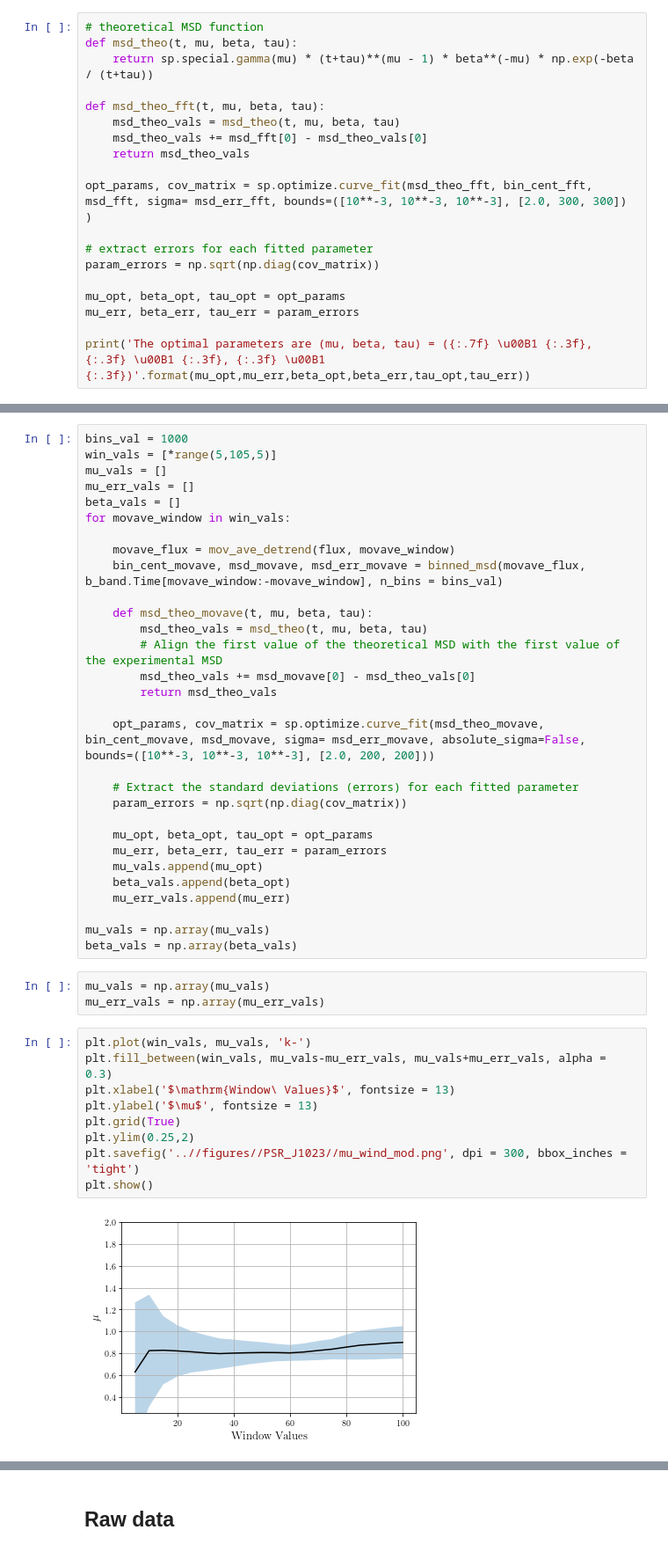
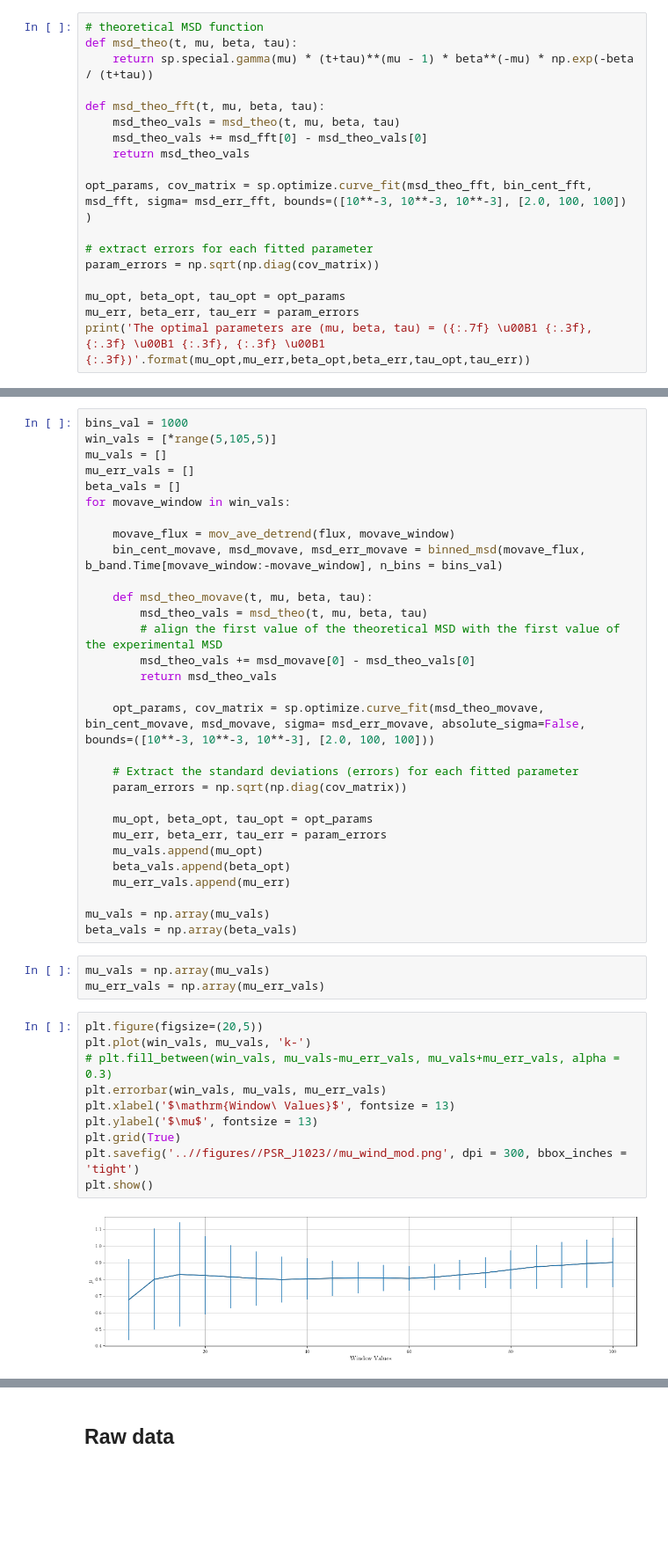
Before and after one commit to xxtofff/Physics-305, a Jupyter notebook: notebooks/PSR_J1023 - mod.ipynb, the cells around one changed output, grey strips where cells are left out. Shown: that part at 88% size. Cells and saved outputs as stored; diff of their text form; blank space fills up the shorter version.

Commit message:
modified variable mu plots

```diff
--- a/notebooks/PSR_J1023 - mod.ipynb
+++ b/notebooks/PSR_J1023 - mod.ipynb
@@ -356,13 +356,12 @@ def msd_theo_fft(t, mu, beta, tau):
     msd_theo_vals += msd_fft[0] - msd_theo_vals[0]
     return msd_theo_vals
 
-opt_params, cov_matrix = sp.optimize.curve_fit(msd_theo_fft, bin_cent_fft, msd_fft, sigma= msd_err_fft, bounds=([10**-3, 10**-3, 10**-3], [2.0, 300, 300]) )
+opt_params, cov_matrix = sp.optimize.curve_fit(msd_theo_fft, bin_cent_fft, msd_fft, sigma= msd_err_fft, bounds=([10**-3, 10**-3, 10**-3], [2.0, 100, 100]) )
 
 # extract errors for each fitted parameter
 param_errors = np.sqrt(np.diag(cov_matrix))
 
 mu_opt, beta_opt, tau_opt = opt_params
 mu_err, beta_err, tau_err = param_errors
-
 print('The optimal parameters are (mu, beta, tau) = ({:.7f} \u00B1 {:.3f}, {:.3f} \u00B1 {:.3f}, {:.3f} \u00B1 {:.3f})'.format(mu_opt,mu_err,beta_opt,beta_err,tau_opt,tau_err))
 # %% [output]
@@ -400,11 +399,11 @@ for movave_window in win_vals:
 
     def msd_theo_movave(t, mu, beta, tau):
         msd_theo_vals = msd_theo(t, mu, beta, tau)
-        # Align the first value of the theoretical MSD with the first value of the experimental MSD
+        # align the first value of the theoretical MSD with the first value of the experimental MSD
         msd_theo_vals += msd_movave[0] - msd_theo_vals[0]
         return msd_theo_vals
 
-    opt_params, cov_matrix = sp.optimize.curve_fit(msd_theo_movave, bin_cent_movave, msd_movave, sigma= msd_err_movave, absolute_sigma=False,  bounds=([10**-3, 10**-3, 10**-3], [2.0, 200, 200]))
+    opt_params, cov_matrix = sp.optimize.curve_fit(msd_theo_movave, bin_cent_movave, msd_movave, sigma= msd_err_movave, absolute_sigma=False,  bounds=([10**-3, 10**-3, 10**-3], [2.0, 100, 100]))
 
     # Extract the standard deviations (errors) for each fitted parameter
     param_errors = np.sqrt(np.diag(cov_matrix))
@@ -421,13 +420,14 @@ beta_vals = np.array(beta_vals)
 mu_vals = np.array(mu_vals)
 mu_err_vals = np.array(mu_err_vals)
 # %%
+plt.figure(figsize=(20,5))
 plt.plot(win_vals, mu_vals, 'k-')
-plt.fill_between(win_vals, mu_vals-mu_err_vals, mu_vals+mu_err_vals, alpha = 0.3)
+# plt.fill_between(win_vals, mu_vals-mu_err_vals, mu_vals+mu_err_vals, alpha = 0.3)
+plt.errorbar(win_vals, mu_vals, mu_err_vals)
 plt.xlabel('$\mathrm{Window\ Values}$', fontsize = 13)
 plt.ylabel('$\mu$', fontsize = 13)
 plt.grid(True)
-plt.ylim(0.25,2)
 plt.savefig('..//figures//PSR_J1023//mu_wind_mod.png', dpi = 300, bbox_inches = 'tight')
 plt.show()
 # %% [output]
-[figure, old version]
+[figure, new version]
```
Also changed, not shown: parts of 10 cells of this notebook, 5 other files.
